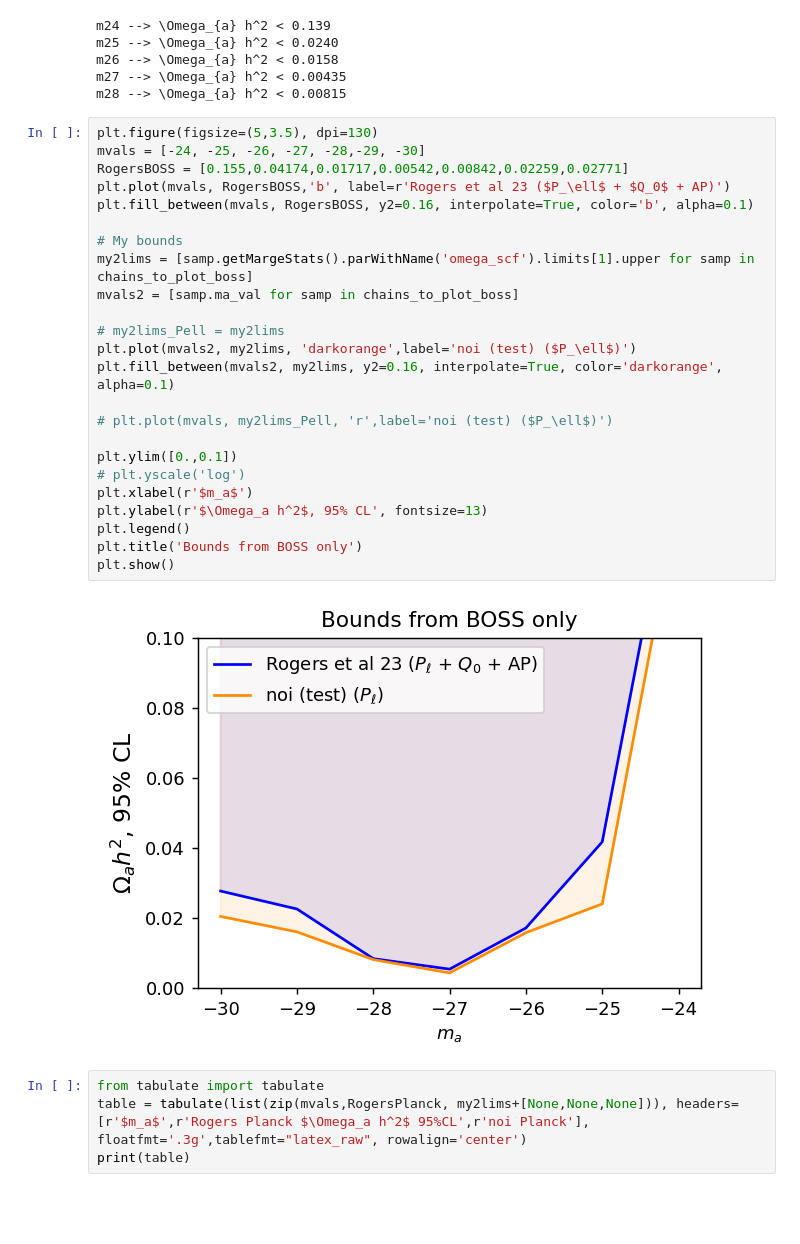
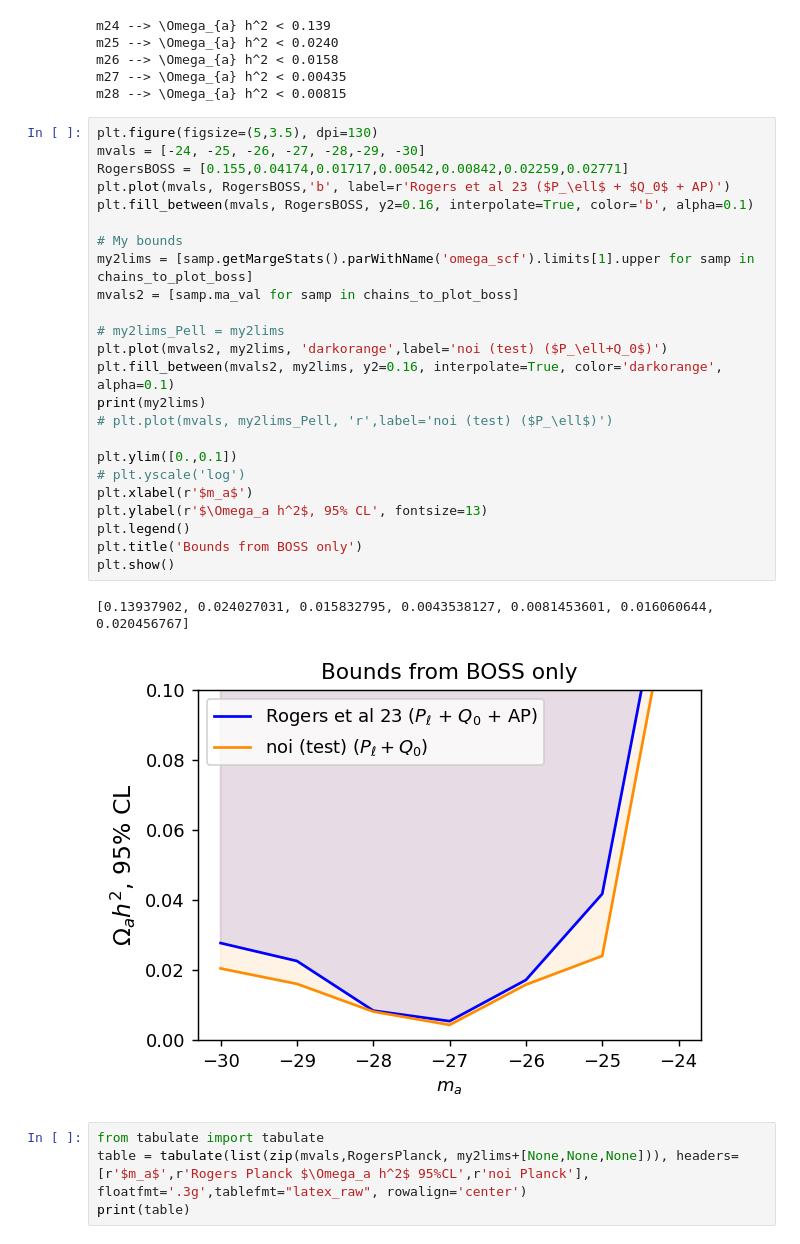
Before and after one commit to fverd/cobaya, a Jupyter notebook: FRA/analyze-grid-of-runs.ipynb, the cells around one changed output. Cells and saved outputs as stored; diff of their text form; blank space fills up the shorter version.

```diff
--- a/FRA/analyze-grid-of-runs.ipynb
+++ b/FRA/analyze-grid-of-runs.ipynb
@@ -50,29 +50,30 @@ m28 --> \Omega_{a} h^2 < 0.00815
 # %%
 plt.figure(figsize=(5,3.5), dpi=130)
 mvals = [-24, -25, -26, -27, -28,-29, -30]
 RogersBOSS = [0.155,0.04174,0.01717,0.00542,0.00842,0.02259,0.02771]
 plt.plot(mvals, RogersBOSS,'b', label=r'Rogers et al 23 ($P_\ell$ + $Q_0$ + AP)')
 plt.fill_between(mvals, RogersBOSS, y2=0.16, interpolate=True, color='b', alpha=0.1)
 
 # My bounds
 my2lims = [samp.getMargeStats().parWithName('omega_scf').limits[1].upper for samp in chains_to_plot_boss]
 mvals2 = [samp.ma_val for samp in chains_to_plot_boss]
 
 # my2lims_Pell = my2lims
-plt.plot(mvals2, my2lims, 'darkorange',label='noi (test) ($P_\ell$)')
+plt.plot(mvals2, my2lims, 'darkorange',label='noi (test) ($P_\ell+Q_0$)')
 plt.fill_between(mvals2, my2lims, y2=0.16, interpolate=True, color='darkorange', alpha=0.1)
-
+print(my2lims)
 # plt.plot(mvals, my2lims_Pell, 'r',label='noi (test) ($P_\ell$)')
 
 plt.ylim([0.,0.1])
 # plt.yscale('log')
 plt.xlabel(r'$m_a$')
 plt.ylabel(r'$\Omega_a h^2$, 95% CL', fontsize=13)
 plt.legend()
 plt.title('Bounds from BOSS only')
 plt.show()
 # %% [output]
+[0.13937902, 0.024027031, 0.015832795, 0.0043538127, 0.0081453601, 0.016060644, 0.020456767]
-[figure, old version]
+[figure, new version]
 # %%
 from tabulate import tabulate
 table = tabulate(list(zip(mvals,RogersPlanck, my2lims+[None,None,None])), headers=[r'$m_a$',r'Rogers Planck $\Omega_a h^2$ 95%CL',r'noi Planck'], floatfmt='.3g',tablefmt="latex_raw", rowalign='center')
```
Also changed, not shown: 10 other files.
